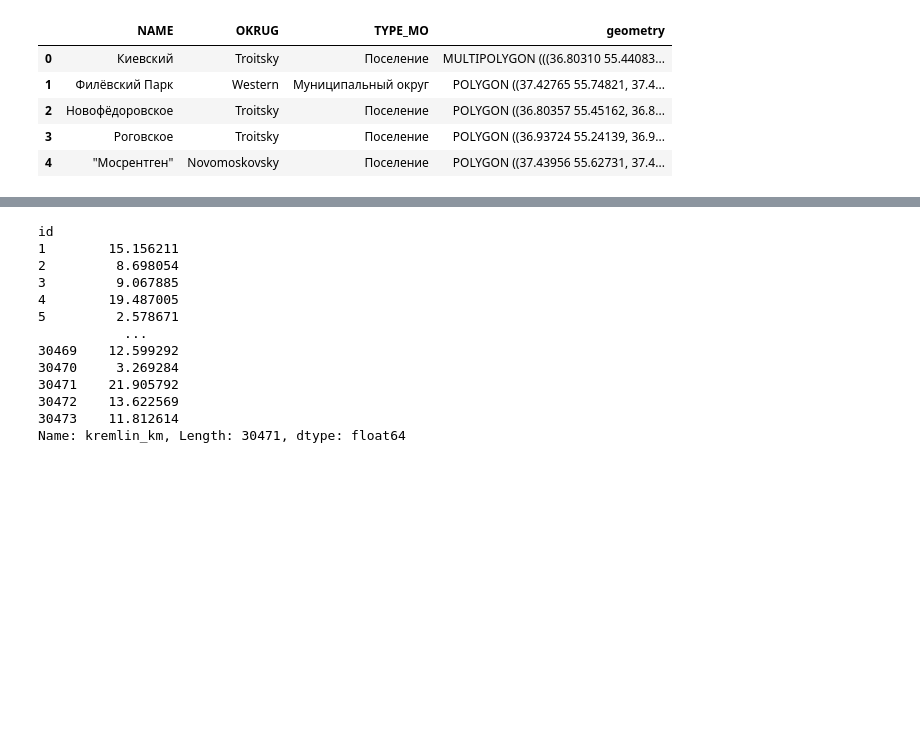
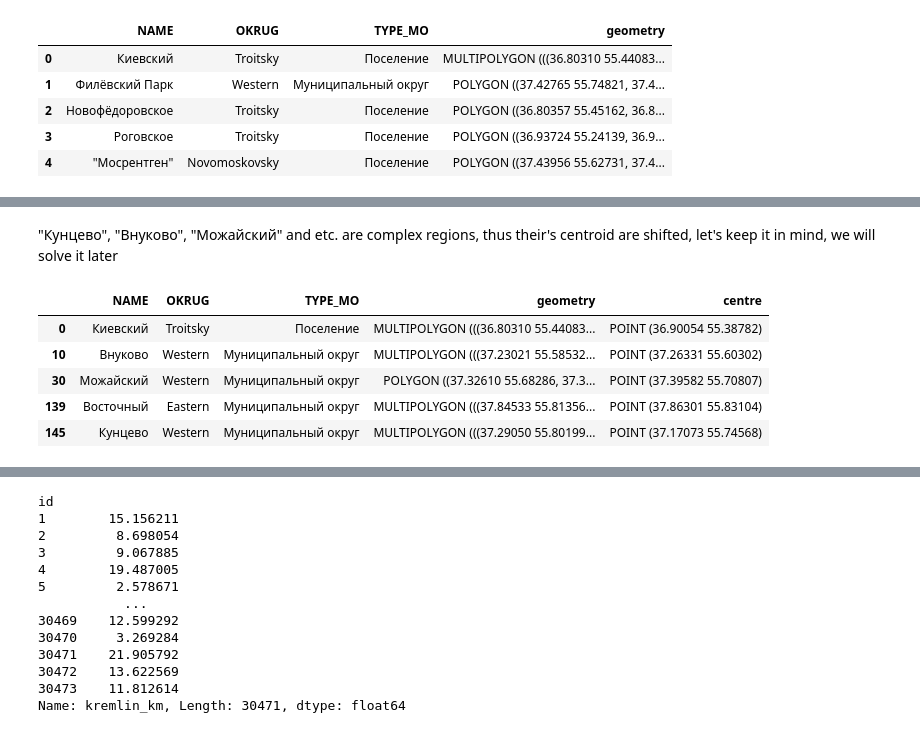
Before and after one commit to STASVLAD/Kaggle-contest-Sberbank-Russian-Housing-Market, a Jupyter notebook: final.ipynb, the cells around one changed output, grey strips where cells are left out. Drawn from its saved outputs; the diff is of its cells as text; code cells hidden in the pictures; blank space fills up the shorter version.

```diff
--- a/final.ipynb
+++ b/final.ipynb
@@ -236,0 +280,12 @@ geo_df.head()
+# %% [markdown]
+"Кунцево", "Внуково", "Можайский" and etc. are complex regions, thus their's centroid are shifted, let's keep it in mind, we will solve it later
+# %%
+complex_regions_idx = [0, 10, 30, 139, 145]
+geo_df.loc[complex_regions_idx]
+# %% [output]
+|  | NAME | OKRUG | TYPE_MO | geometry | centre |
+| 0 | Киевский | Troitsky | Поселение | MULTIPOLYGON (((36.80310 55.44083... | POINT (36.90054 55.38782) |
+| 10 | Внуково | Western | Муниципальный округ | MULTIPOLYGON (((37.23021 55.58532... | POINT (37.26331 55.60302) |
+| 30 | Можайский | Western | Муниципальный округ | POLYGON ((37.32610 55.68286, 37.3... | POINT (37.39582 55.70807) |
+| 139 | Восточный | Eastern | Муниципальный округ | MULTIPOLYGON (((37.84533 55.81356... | POINT (37.86301 55.83104) |
+| 145 | Кунцево | Western | Муниципальный округ | MULTIPOLYGON (((37.29050 55.80199... | POINT (37.17073 55.74568) |
```
Also changed, not shown: parts of 15 cells of this notebook.
